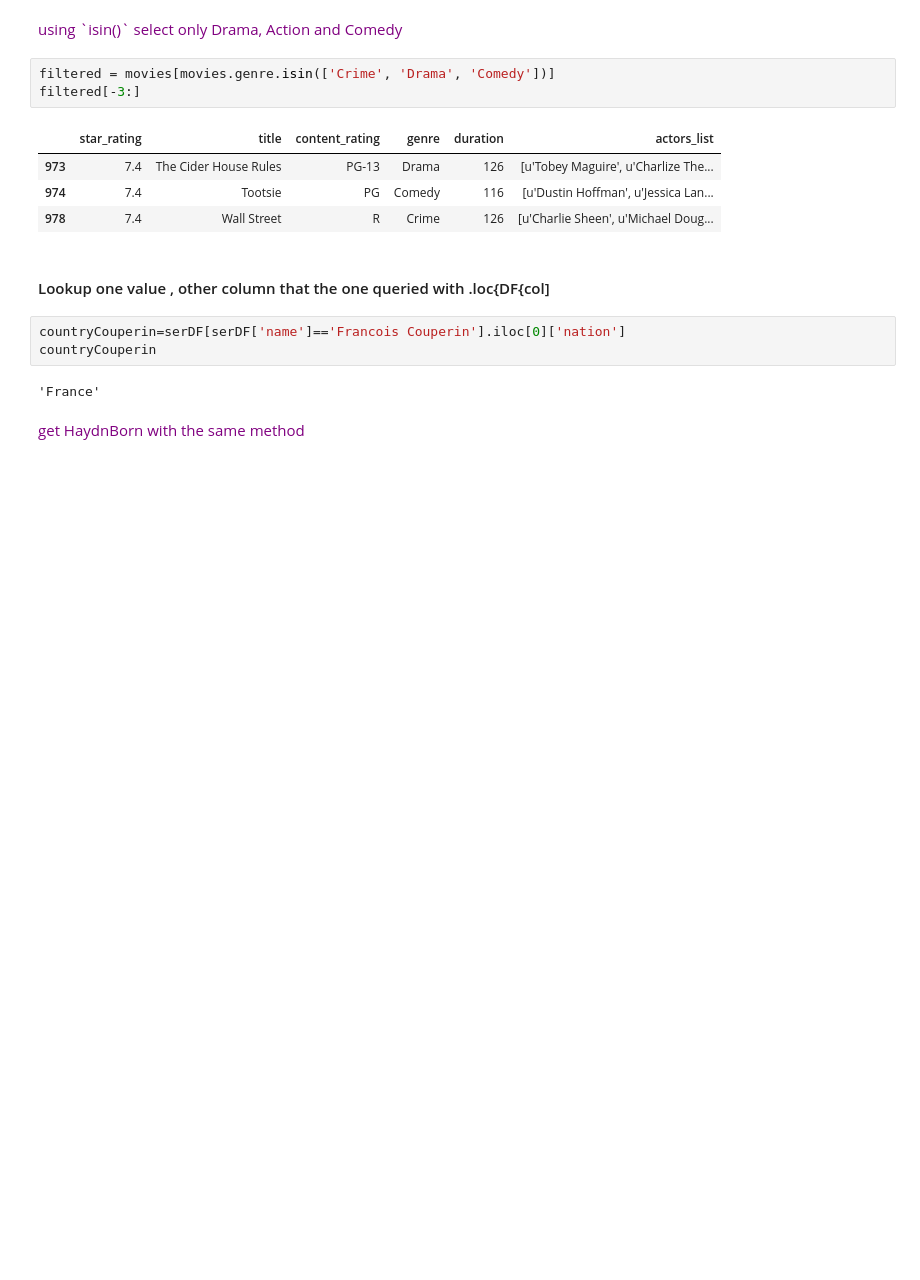
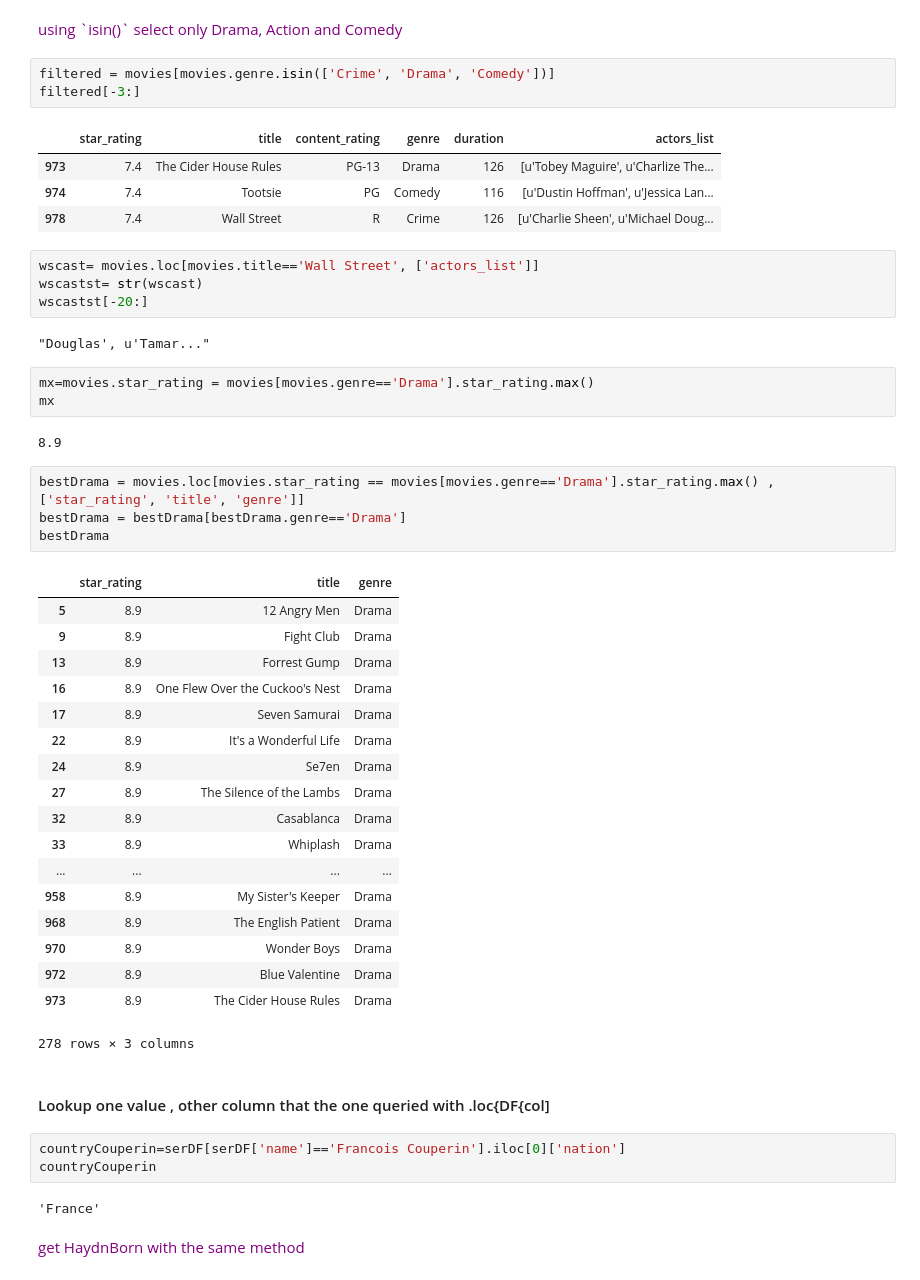
Before and after one commit to chezydan/pytopics, a Jupyter notebook: Pandas.ipynb, the cells around one changed output. Saved outputs shown, nothing was run; the diff lists cells and outputs as text; blank space fills up the shorter version.

```diff
--- a/Pandas.ipynb
+++ b/Pandas.ipynb
@@ -440,6 +506,40 @@ filtered[-3:]
 | 973 | 7.4 | The Cider House Rules | PG-13 | Drama | 126 | [u'Tobey Maguire', u'Charlize The... |
 | 974 | 7.4 | Tootsie | PG | Comedy | 116 | [u'Dustin Hoffman', u'Jessica Lan... |
 | 978 | 7.4 | Wall Street | R | Crime | 126 | [u'Charlie Sheen', u'Michael Doug... |
+# %%
+wscast= movies.loc[movies.title=='Wall Street', ['actors_list']]
+wscastst= str(wscast)
+wscastst[-20:]
+# %% [output]
+"Douglas', u'Tamar..."
+# %%
+mx=movies.star_rating = movies[movies.genre=='Drama'].star_rating.max()
+mx
+# %% [output]
+8.9
+# %%
+bestDrama = movies.loc[movies.star_rating == movies[movies.genre=='Drama'].star_rating.max() , ['star_rating', 'title', 'genre']]
+bestDrama = bestDrama[bestDrama.genre=='Drama']
+bestDrama
+# %% [output]
+|  | star_rating | title | genre |
+| 5 | 8.9 | 12 Angry Men | Drama |
+| 9 | 8.9 | Fight Club | Drama |
+| 13 | 8.9 | Forrest Gump | Drama |
+| 16 | 8.9 | One Flew Over the Cuckoo's Nest | Drama |
+| 17 | 8.9 | Seven Samurai | Drama |
+| 22 | 8.9 | It's a Wonderful Life | Drama |
+| 24 | 8.9 | Se7en | Drama |
+| 27 | 8.9 | The Silence of the Lambs | Drama |
+| 32 | 8.9 | Casablanca | Drama |
+| 33 | 8.9 | Whiplash | Drama |
+| ... | ... | ... | ... |
+| 958 | 8.9 | My Sister's Keeper | Drama |
+| 968 | 8.9 | The English Patient | Drama |
+| 970 | 8.9 | Wonder Boys | Drama |
+| 972 | 8.9 | Blue Valentine | Drama |
+| 973 | 8.9 | The Cider House Rules | Drama |
+278 rows × 3 columns
 # %% [markdown]
 <h4> Lookup one value , other column that the one queried  with .loc{DF{col] </h4>
 # %%
```
Also changed, not shown: parts of 30 cells of this notebook, 14 other files.
